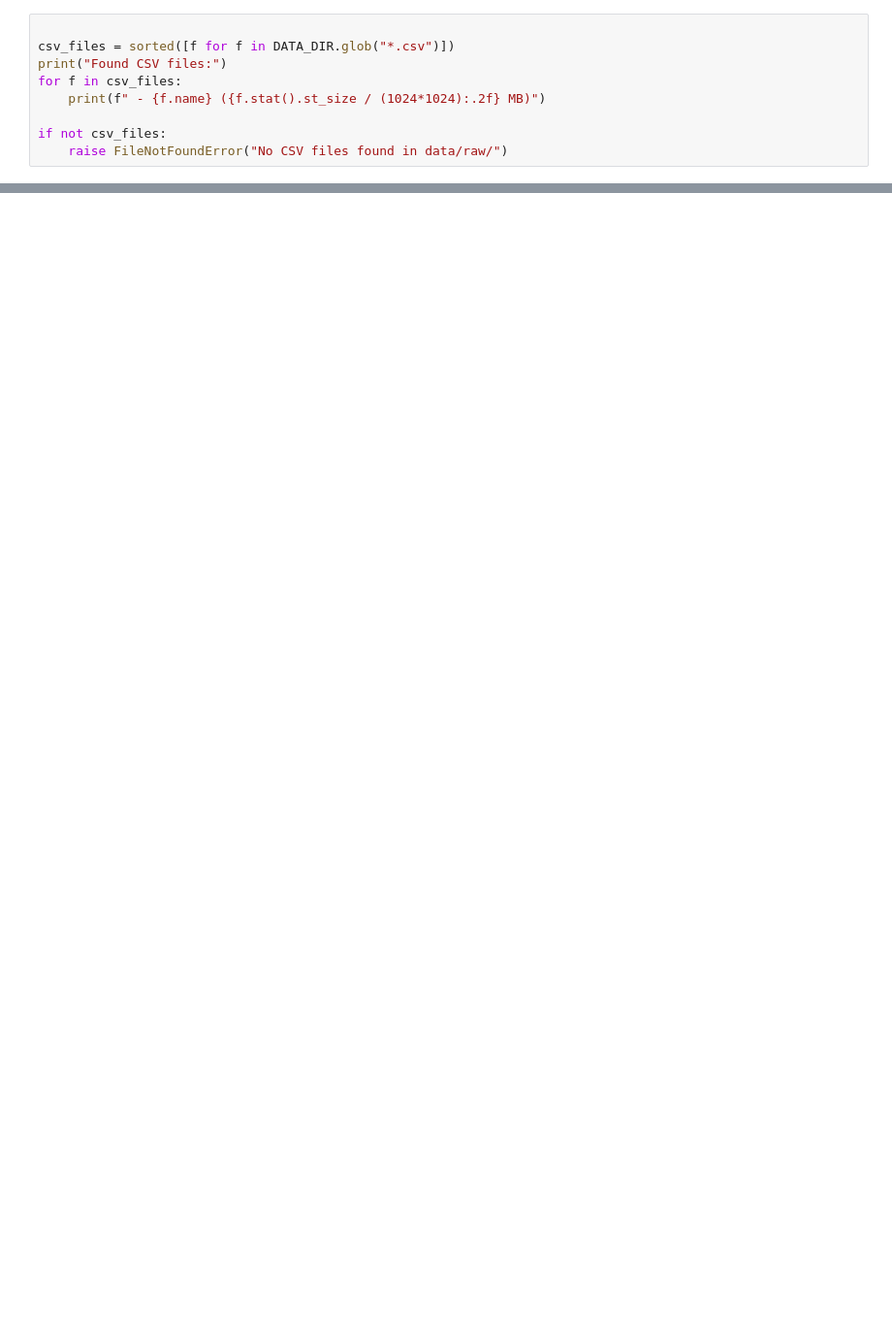
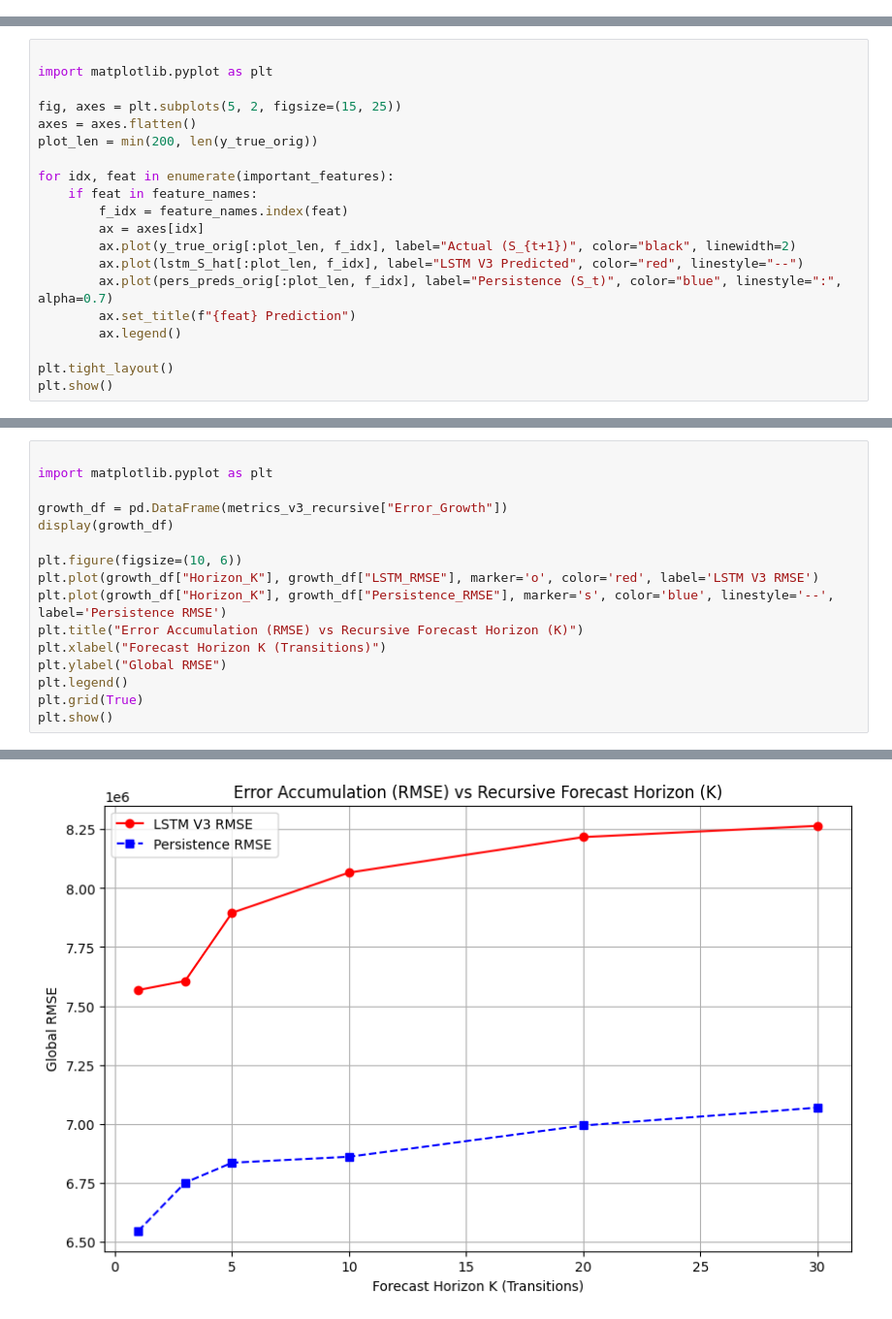
Before and after one commit to Wahulaniket/AI-based-Network-Attack-Forecasting-from-Network-Traffic-Data, a Jupyter notebook: notebooks/phase3/Phase3_CyberCast_WorldModel.ipynb, the cells around one changed output, grey strips where cells are left out. Shown at 97% size. Saved outputs shown, nothing was run; the diff lists cells and outputs as text; blank space fills up the shorter version.

Commit message:
Phase 3.3 CyberCast World Model Recursive Forecasting (Validation Only) frozen

```diff
--- a/notebooks/phase3/Phase3_CyberCast_WorldModel.ipynb
+++ b/notebooks/phase3/Phase3_CyberCast_WorldModel.ipynb
@@ -57,9 +58,0 @@ Discover available CSV files in the raw dataset directory. We will use chunked p
-# %%
-
-csv_files = sorted([f for f in DATA_DIR.glob("*.csv")])
-print("Found CSV files:")
-for f in csv_files:
-    print(f" - {f.name} ({f.stat().st_size / (1024*1024):.2f} MB)")
-
-if not csv_files:
-    raise FileNotFoundError("No CSV files found in data/raw/")
@@ -482,0 +467,20 @@ Artifacts saved successfully.
+# %%
+
+import matplotlib.pyplot as plt
+
+fig, axes = plt.subplots(5, 2, figsize=(15, 25))
+axes = axes.flatten()
+plot_len = min(200, len(y_true_orig))
+
+for idx, feat in enumerate(important_features):
+    if feat in feature_names:
+        f_idx = feature_names.index(feat)
+        ax = axes[idx]
+        ax.plot(y_true_orig[:plot_len, f_idx], label="Actual (S_{t+1})", color="black", linewidth=2)
+        ax.plot(lstm_S_hat[:plot_len, f_idx], label="LSTM V3 Predicted", color="red", linestyle="--")
+        ax.plot(pers_preds_orig[:plot_len, f_idx], label="Persistence (S_t)", color="blue", linestyle=":", alpha=0.7)
+        ax.set_title(f"{feat} Prediction")
+        ax.legend()
+
+plt.tight_layout()
+plt.show()
@@ -482,0 +678,17 @@ Artifacts saved successfully.
+# %%
+
+import matplotlib.pyplot as plt
+
+growth_df = pd.DataFrame(metrics_v3_recursive["Error_Growth"])
+display(growth_df)
+
+plt.figure(figsize=(10, 6))
+plt.plot(growth_df["Horizon_K"], growth_df["LSTM_RMSE"], marker='o', color='red', label='LSTM V3 RMSE')
+plt.plot(growth_df["Horizon_K"], growth_df["Persistence_RMSE"], marker='s', color='blue', linestyle='--', label='Persistence RMSE')
+plt.title("Error Accumulation (RMSE) vs Recursive Forecast Horizon (K)")
+plt.xlabel("Forecast Horizon K (Transitions)")
+plt.ylabel("Global RMSE")
+plt.legend()
+plt.grid(True)
+plt.show()
+# %% [output]
@@ -482,0 +702 @@ Artifacts saved successfully.
+[figure, added]
```
Also changed, not shown: parts of 30 cells of this notebook, 19 other files.
